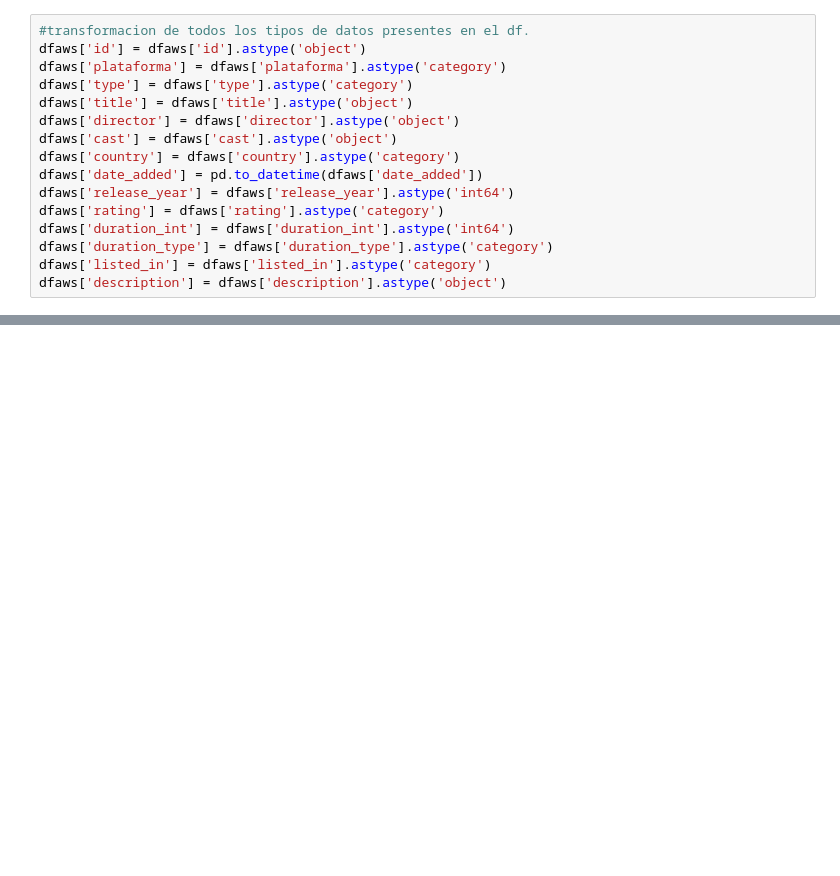
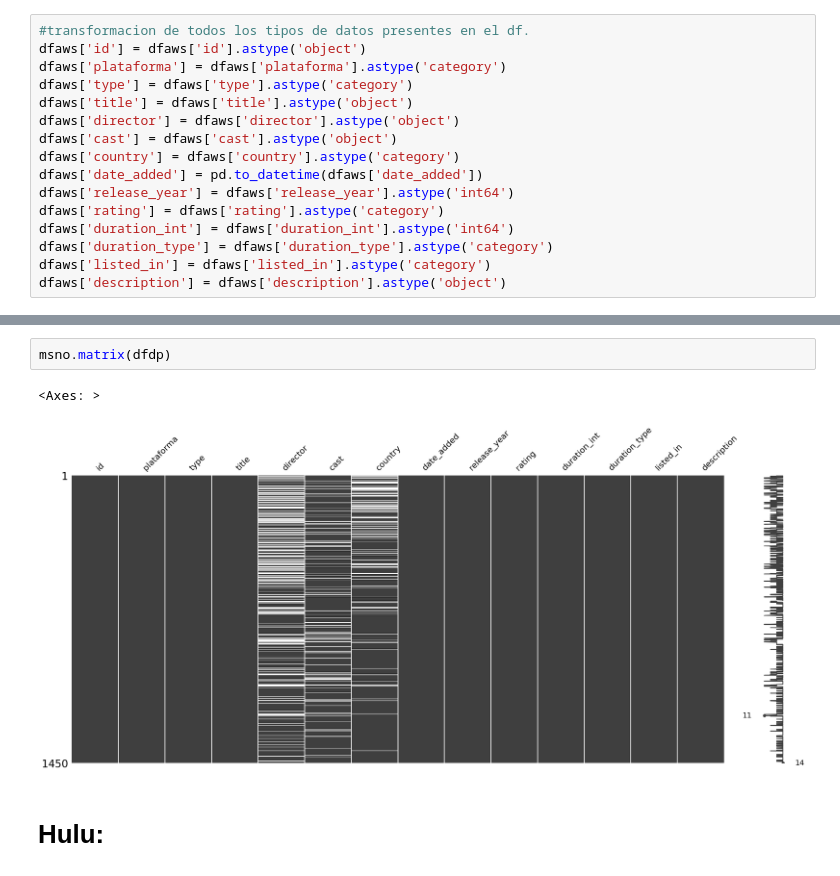
Before and after one commit to Lucaramallo/PI-1---REINTENTO, a Jupyter notebook: ETL/ETL_movies.ipynb, the cells around one changed output, grey strips where cells are left out. Drawn from its saved outputs; the diff is of its cells as text; blank space fills up the shorter version.

```diff
--- a/ETL/ETL_movies.ipynb
+++ b/ETL/ETL_movies.ipynb
@@ -72,0 +171,7 @@ dfaws['description'] = dfaws['description'].astype('object')
+# %%
+msno.matrix(dfdp)
+# %% [output]
+<Axes: >
+[figure, added]
+# %% [markdown]
+# Hulu:
```
Also changed, not shown: parts of 26 cells of this notebook.
